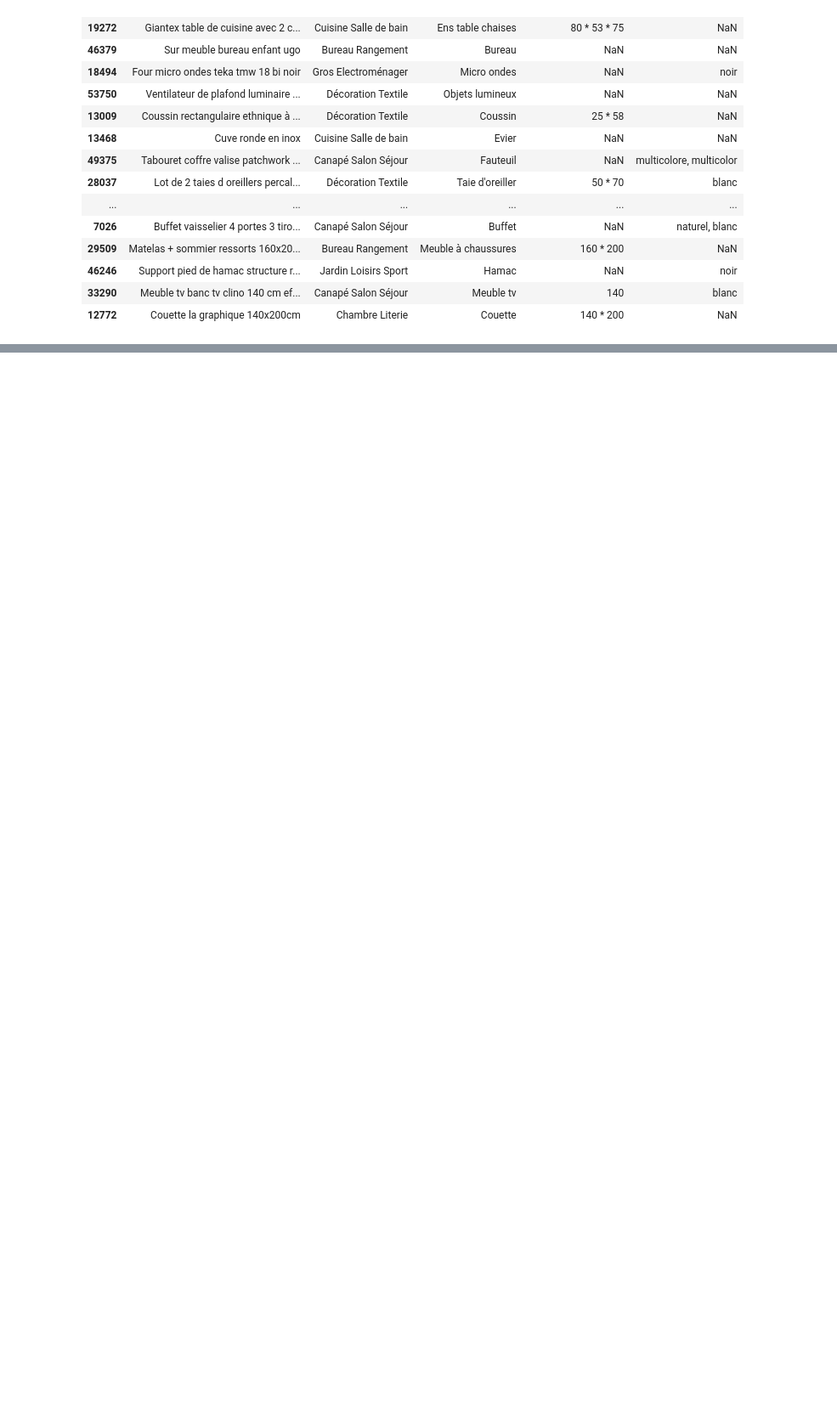
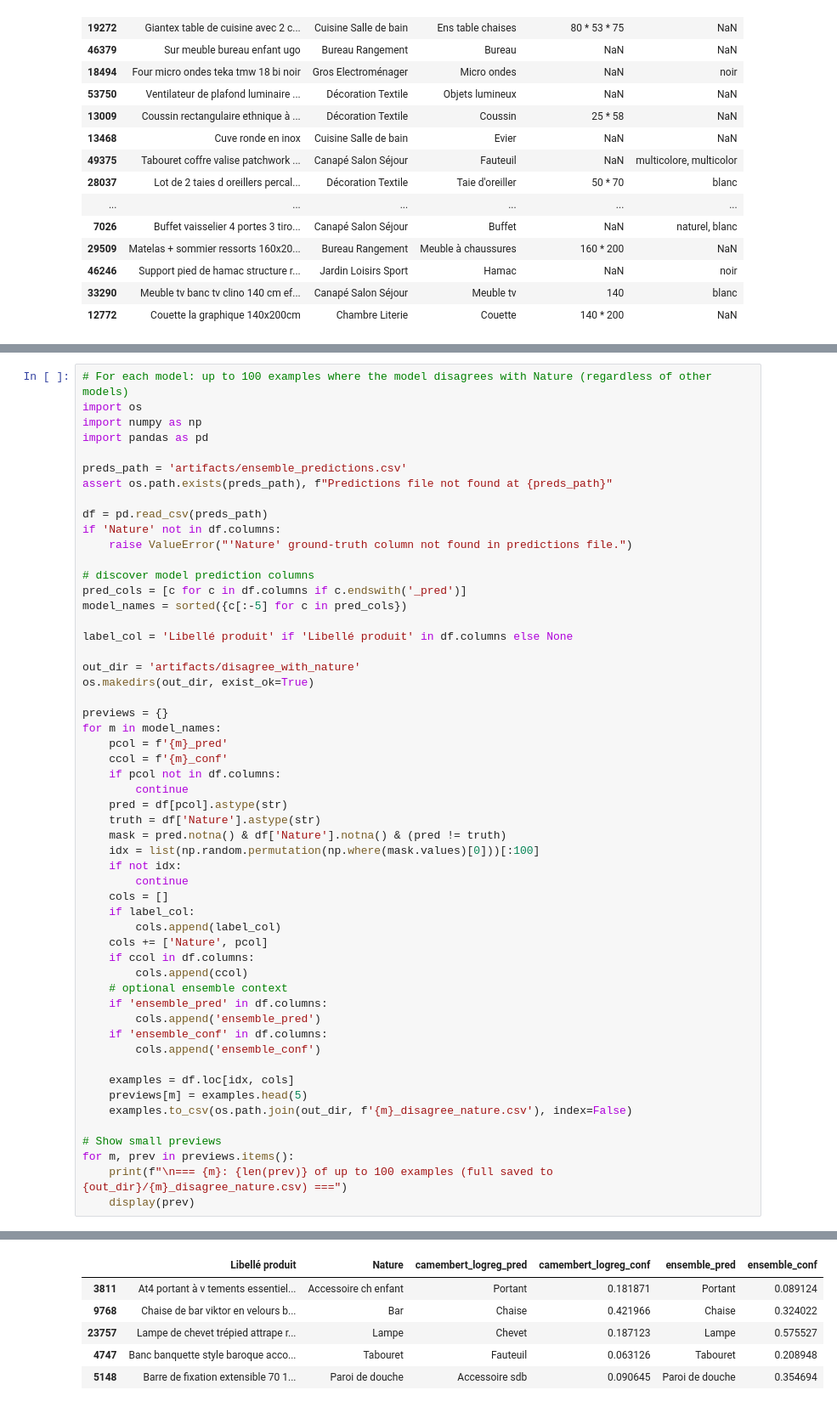
Before and after one commit to ValentinPy1/E-Commerce-Product-Error-Detection, a Jupyter notebook: test_analysis.ipynb, the cells around one changed output, grey strips where cells are left out. Shown at 85% size. Drawn from its saved outputs; the diff is of its cells as text; blank space fills up the shorter version.

```diff
--- a/test_analysis.ipynb
+++ b/test_analysis.ipynb
@@ -439,0 +825,55 @@ df.sample(100)
+# %%
+# For each model: up to 100 examples where the model disagrees with Nature (regardless of other models)
+import os
+import numpy as np
+import pandas as pd
+
+preds_path = 'artifacts/ensemble_predictions.csv'
+assert os.path.exists(preds_path), f"Predictions file not found at {preds_path}"
+
+df = pd.read_csv(preds_path)
+if 'Nature' not in df.columns:
+    raise ValueError("'Nature' ground-truth column not found in predictions file.")
+
+# discover model prediction columns
+pred_cols = [c for c in df.columns if c.endswith('_pred')]
+model_names = sorted({c[:-5] for c in pred_cols})
+
+label_col = 'Libellé produit' if 'Libellé produit' in df.columns else None
+
+out_dir = 'artifacts/disagree_with_nature'
+os.makedirs(out_dir, exist_ok=True)
+
+previews = {}
+for m in model_names:
+    pcol = f'{m}_pred'
+    ccol = f'{m}_conf'
+    if pcol not in df.columns:
+        continue
+    pred = df[pcol].astype(str)
+    truth = df['Nature'].astype(str)
+    mask = pred.notna() & df['Nature'].notna() & (pred != truth)
+    idx = list(np.random.permutation(np.where(mask.values)[0]))[:100]
+    if not idx:
+        continue
+    cols = []
+    if label_col:
+        cols.append(label_col)
+    cols += ['Nature', pcol]
+    if ccol in df.columns:
+        cols.append(ccol)
+    # optional ensemble context
+    if 'ensemble_pred' in df.columns:
+        cols.append('ensemble_pred')
+    if 'ensemble_conf' in df.columns:
+        cols.append('ensemble_conf')
+
+    examples = df.loc[idx, cols]
+    previews[m] = examples.head(5)
+    examples.to_csv(os.path.join(out_dir, f'{m}_disagree_nature.csv'), index=False)
+
+# Show small previews
+for m, prev in previews.items():
+    print(f"\n=== {m}: {len(prev)} of up to 100 examples (full saved to {out_dir}/{m}_disagree_nature.csv) ===")
+    display(prev)
+# %% [output]
@@ -439,0 +881,6 @@ df.sample(100)
+|  | Libellé produit | Nature | camembert_logreg_pred | camembert_logreg_conf | ensemble_pred | ensemble_conf |
+| 3811 | At4 portant à v tements essentiel... | Accessoire ch enfant | Portant | 0.181871 | Portant | 0.089124 |
+| 9768 | Chaise de bar viktor en velours b... | Bar | Chaise | 0.421966 | Chaise | 0.324022 |
+| 23757 | Lampe de chevet trépied attrape r... | Lampe | Chevet | 0.187123 | Lampe | 0.575527 |
+| 4747 | Banc banquette style baroque acco... | Tabouret | Fauteuil | 0.063126 | Tabouret | 0.208948 |
+| 5148 | Barre de fixation extensible 70 1... | Paroi de douche | Accessoire sdb | 0.090645 | Paroi de douche | 0.354694 |
```
Also changed, not shown: parts of 7 cells of this notebook, 22 other files.
